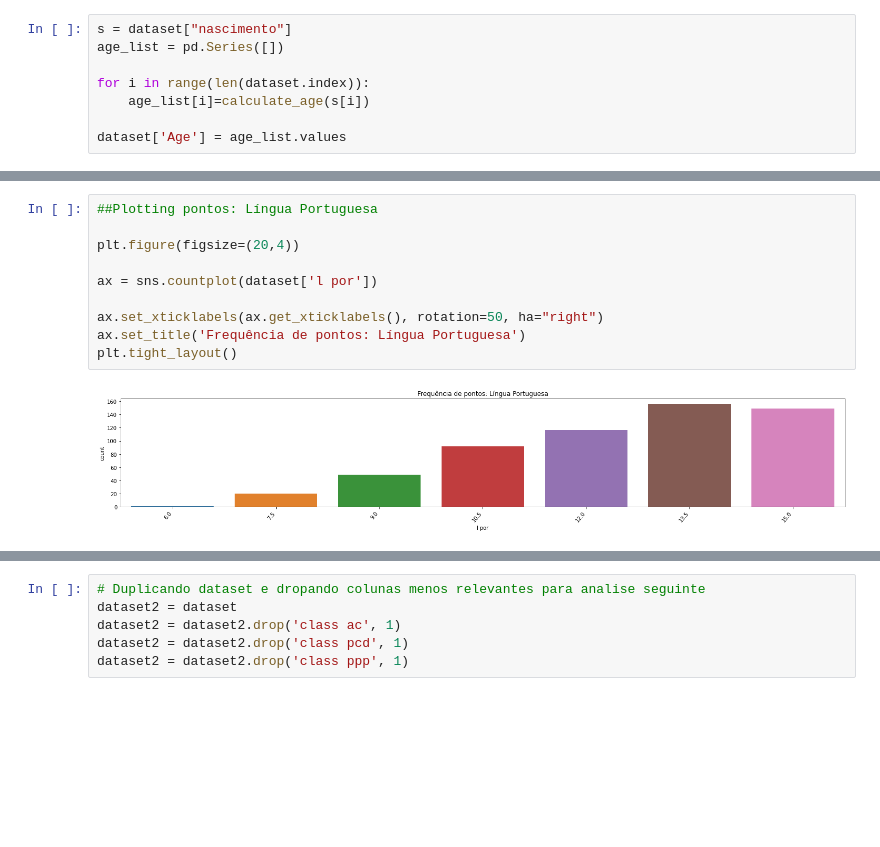
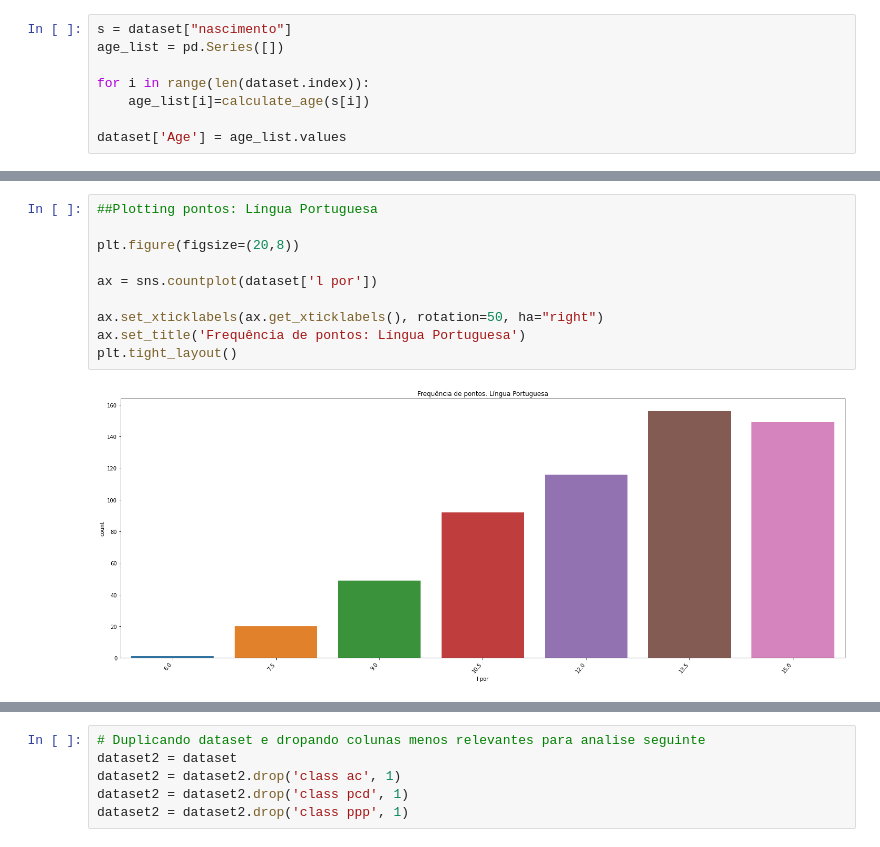
Before and after one commit to Gabriel-Lyra/estatisticas_prova_bb_2021, a Jupyter notebook: plotagens.ipynb, the cells around one changed output, grey strips where cells are left out. Drawn from its saved outputs; the diff is of its cells as text; blank space fills up the shorter version.

```diff
--- a/plotagens.ipynb
+++ b/plotagens.ipynb
@@ -107,15 +107,15 @@ plt.tight_layout()
 # %%
 ##Plotting pontos: Língua Portuguesa
 
-plt.figure(figsize=(20,4))
+plt.figure(figsize=(20,8))
 
 ax = sns.countplot(dataset['l por'])
 
 ax.set_xticklabels(ax.get_xticklabels(), rotation=50, ha="right")
 ax.set_title('Frequência de pontos: Língua Portuguesa')
 plt.tight_layout()
 # %% [output]
-[figure, old version]
+[figure, new version]
 # %%
 ##Plotting pontos: Língua Inglesa
 
```
Also changed, not shown: parts of 11 cells of this notebook.
